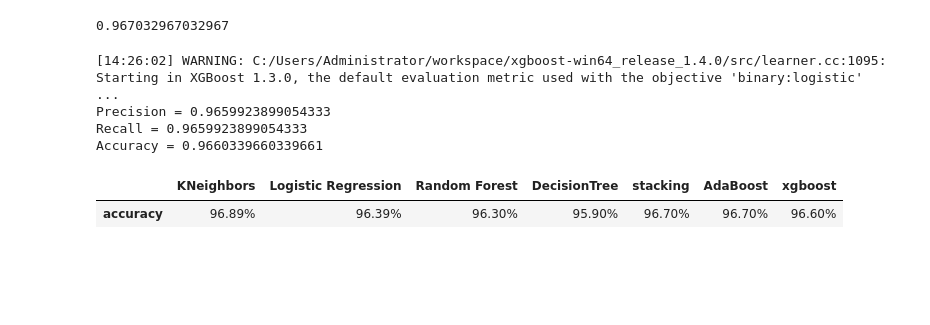
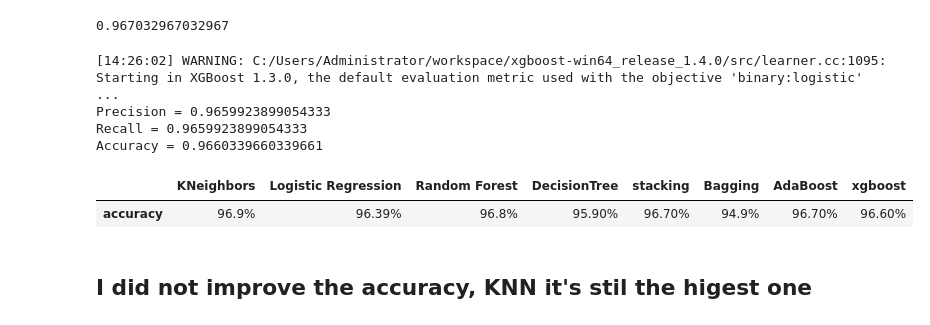
Before and after one commit to taliyashitreet/Final-Progect-2, a Jupyter notebook: Part 3 classification.ipynb, the cells around one changed output. Saved outputs shown, nothing was run; the diff lists cells and outputs as text; code cells hidden in the pictures; blank space fills up the shorter version.

```diff
--- a/Part 3 classification.ipynb
+++ b/Part 3 classification.ipynb
@@ -369,18 +464,21 @@ Precision = 0.9659923899054333
 Recall = 0.9659923899054333
 Accuracy = 0.9660339660339661
 # %%
-data = {'KNeighbors':  ['96.89%'],
+data = {'KNeighbors':  ['96.9%'],
         'Logistic Regression': ['96.39%'],
-        'Random Forest': ['96.30%'],
+        'Random Forest': ['96.8%'],
         'voting': ['96.70%'],
+        'Bagging':['94.9%'],
         'DecisionTree': ['95.90%'],
         'stacking':['96.70%'],
         'AdaBoost':['96.70%'],
         'xgboost':['96.60%']
         }
-df = pd.DataFrame (data, columns = ['KNeighbors','Logistic Regression','Random Forest','DecisionTree','stacking','AdaBoost','xgboost']
+df = pd.DataFrame (data, columns = ['KNeighbors','Logistic Regression','Random Forest','DecisionTree','stacking','Bagging','AdaBoost','xgboost']
                    ,index=['accuracy'])
 df
 # %% [output]
-|  | KNeighbors | Logistic Regression | Random Forest | DecisionTree | stacking | AdaBoost | xgboost |
-| accuracy | 96.89% | 96.39% | 96.30% | 95.90% | 96.70% | 96.70% | 96.60% |
+|  | KNeighbors | Logistic Regression | Random Forest | DecisionTree | stacking | Bagging | AdaBoost | xgboost |
+| accuracy | 96.9% | 96.39% | 96.8% | 95.90% | 96.70% | 94.9% | 96.70% | 96.60% |
+# %% [markdown]
+## I did not improve the accuracy, KNN it's stil the higest one
```
Also changed, not shown: parts of 6 cells of this notebook.
